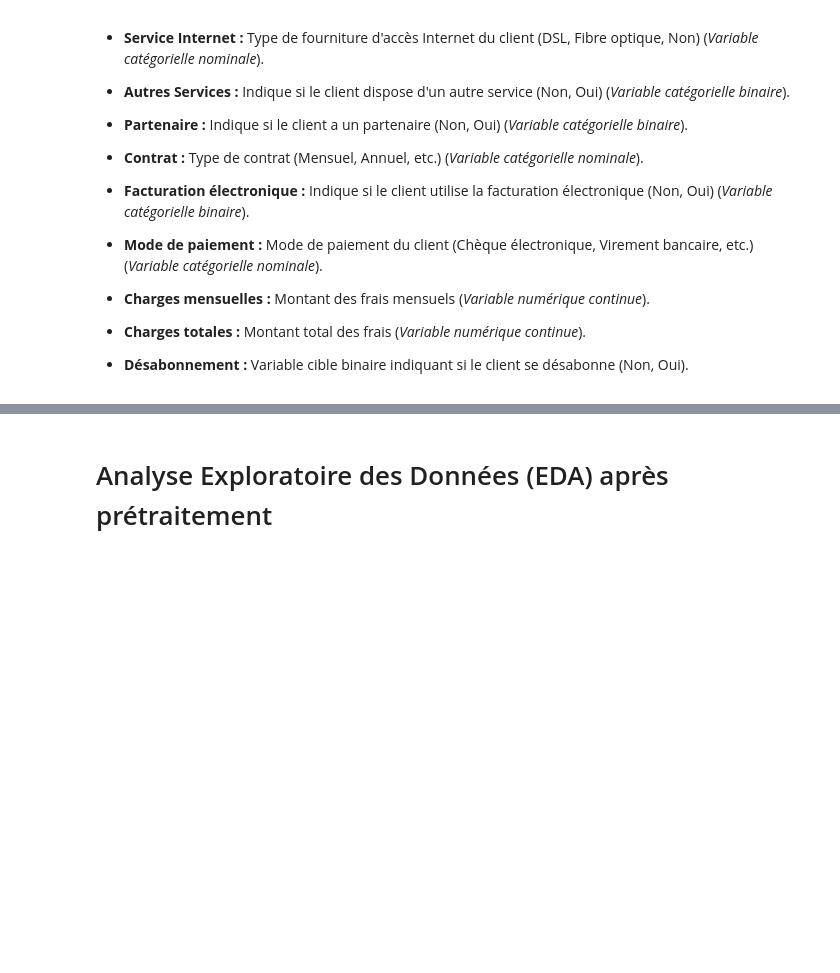
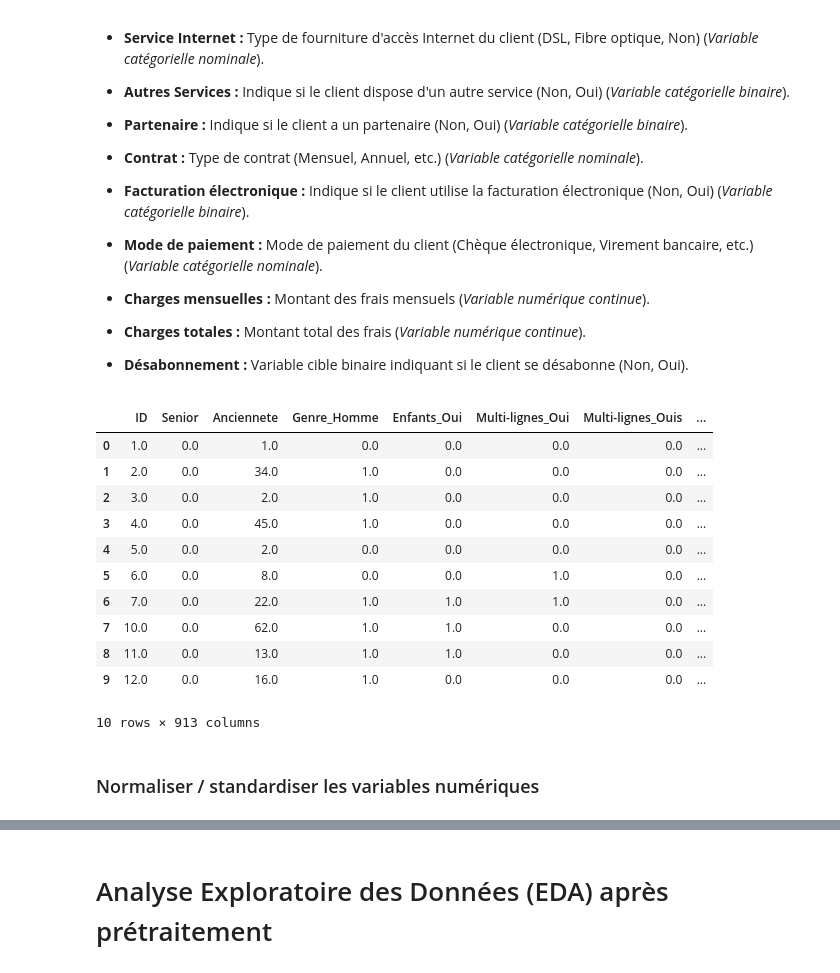
Before and after one commit to keagnon/ChurnGuardML, a Jupyter notebook: notebooks/EDA.ipynb, the cells around one changed output, grey strips where cells are left out. Drawn from its saved outputs; the diff is of its cells as text; code cells hidden in the pictures; blank space fills up the shorter version.

```diff
--- a/notebooks/EDA.ipynb
+++ b/notebooks/EDA.ipynb
@@ -196,3 +198,36 @@ Facturation électronique    object
 - **Charges totales :** Montant total des frais (*Variable numérique continue*).
 
 - **Désabonnement :** Variable cible binaire indiquant si le client se désabonne (Non, Oui).
+# %%
+# Créer un encodeur one-hot
+onehot_encoder = OneHotEncoder(sparse=False, drop='first')
+
+# Appliquer l'encodage one-hot aux variables catégorielles
+onehot_encoded = onehot_encoder.fit_transform(telecom_df[variables_categorielles])
+# %%
+# Créer un DataFrame avec les nouvelles colonnes one-hot
+onehot_df = pd.DataFrame(onehot_encoded, columns=onehot_encoder.get_feature_names_out(variables_categorielles))
+
+# Concaténer les nouvelles colonnes one-hot avec le DataFrame d'origine
+telecom_df_encoded = pd.concat([telecom_df, onehot_df], axis=1)
+
+# Supprimer les colonnes originales catégorielles
+telecom_df_encoded = telecom_df_encoded.drop(columns=variables_categorielles)
+
+# Afficher le DataFrame après l'encodage
+telecom_df_encoded.head(10)
+# %% [output]
+|  | ID | Senior | Anciennete | Genre_Homme | Enfants_Oui | Multi-lignes_Oui | Multi-lignes_Ouis | ... |
+| 0 | 1.0 | 0.0 | 1.0 | 0.0 | 0.0 | 0.0 | 0.0 | ... |
+| 1 | 2.0 | 0.0 | 34.0 | 1.0 | 0.0 | 0.0 | 0.0 | ... |
+| 2 | 3.0 | 0.0 | 2.0 | 1.0 | 0.0 | 0.0 | 0.0 | ... |
+| 3 | 4.0 | 0.0 | 45.0 | 1.0 | 0.0 | 0.0 | 0.0 | ... |
+| 4 | 5.0 | 0.0 | 2.0 | 0.0 | 0.0 | 0.0 | 0.0 | ... |
+| 5 | 6.0 | 0.0 | 8.0 | 0.0 | 0.0 | 1.0 | 0.0 | ... |
+| 6 | 7.0 | 0.0 | 22.0 | 1.0 | 1.0 | 1.0 | 0.0 | ... |
+| 7 | 10.0 | 0.0 | 62.0 | 1.0 | 1.0 | 0.0 | 0.0 | ... |
+| 8 | 11.0 | 0.0 | 13.0 | 1.0 | 1.0 | 0.0 | 0.0 | ... |
+| 9 | 12.0 | 0.0 | 16.0 | 1.0 | 0.0 | 0.0 | 0.0 | ... |
+10 rows × 913 columns
+# %% [markdown]
+### Normaliser / standardiser les variables numériques
```
Also changed, not shown: parts of 2 cells of this notebook.
